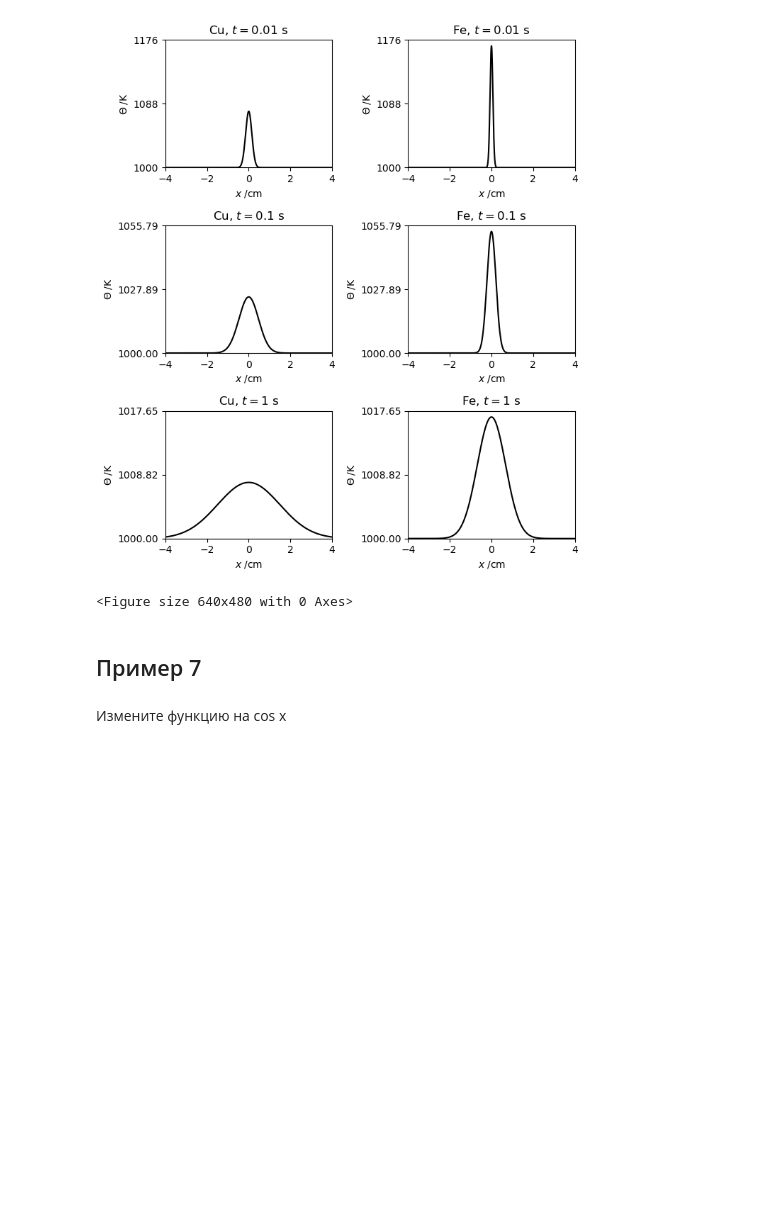
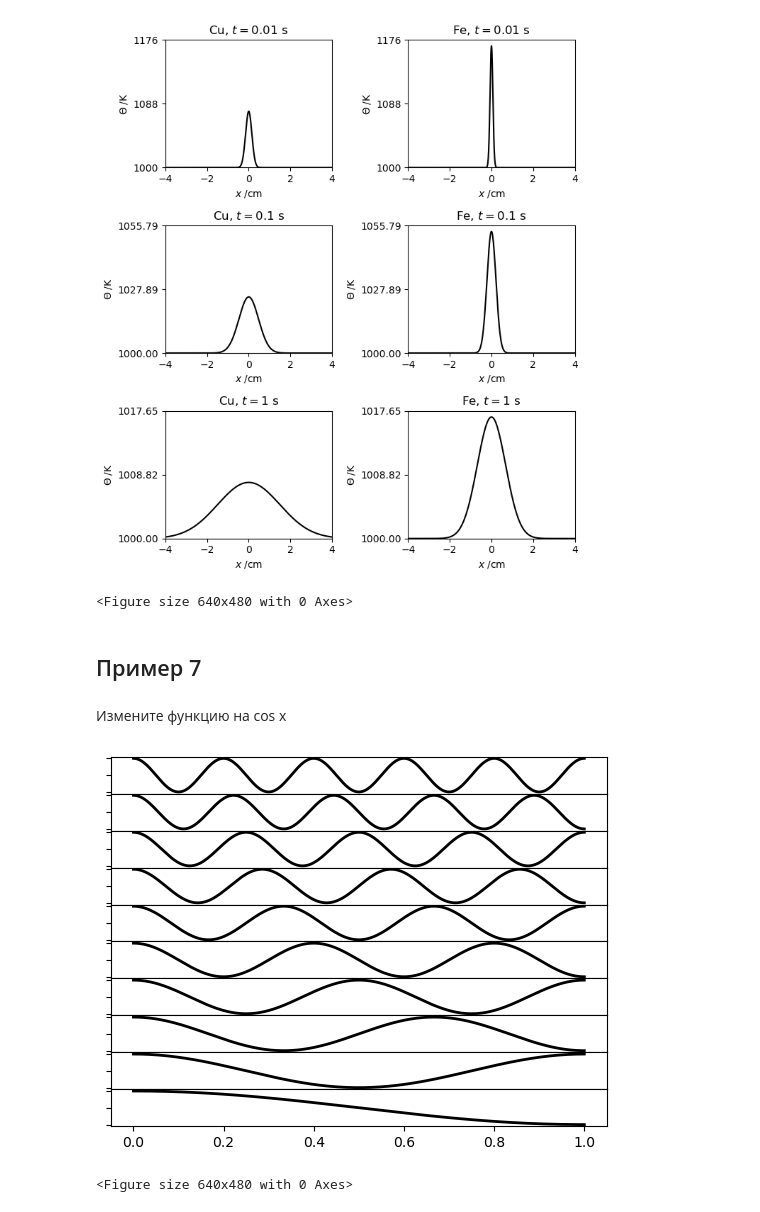
Before and after one commit to VolnovF/mdk0203, a Jupyter notebook: Pr09.ipynb, the cells around one changed output. Saved outputs shown, nothing was run; the diff lists cells and outputs as text; code cells hidden in the pictures; blank space fills up the shorter version.

```diff
--- a/Pr09.ipynb
+++ b/Pr09.ipynb
@@ -233,3 +236,29 @@ fig.savefig('The one-dimensional diffusion equation.png', dpi=500)
 ## Пример 7
 # %% [markdown]
 Измените функцию на cos x
+# %%
+import numpy as np
+import matplotlib.pyplot as plt
+nrows = 10
+fig, axes = plt.subplots(nrows,1)
+# Zero vertical space between subplots
+fig.subplots_adjust(hspace=0)
+x = np.linspace(0,1,1000)
+for i in range(nrows):
+    # n=nrows for the top subplot, n=0 for the bottom subplot
+    n = nrows - i
+    axes[i].plot(x, np.cos(n * np.pi * x), 'k', lw=2)
+    # We only want ticks on the bottom of each subplot
+    axes[i].xaxis.set_ticks_position('bottom')
+    if i < nrows-1:
+        # Set ticks at the nodes (zeros) of our sine functions
+        axes[i].set_xticks(np.arange(0, 1, 1/n))
+        # We only want labels on the bottom subplot xaxis
+        axes[i].set_xticklabels('')
+    axes[i].set_yticklabels('')
+plt.show()
+plt.draw()
+fig.savefig('pr9/p7.png', dpi=100)
+# %% [output]
+[figure, added]
+<Figure size 640x480 with 0 Axes>
```
Also changed, not shown: parts of 6 cells of this notebook, 7 other files.
